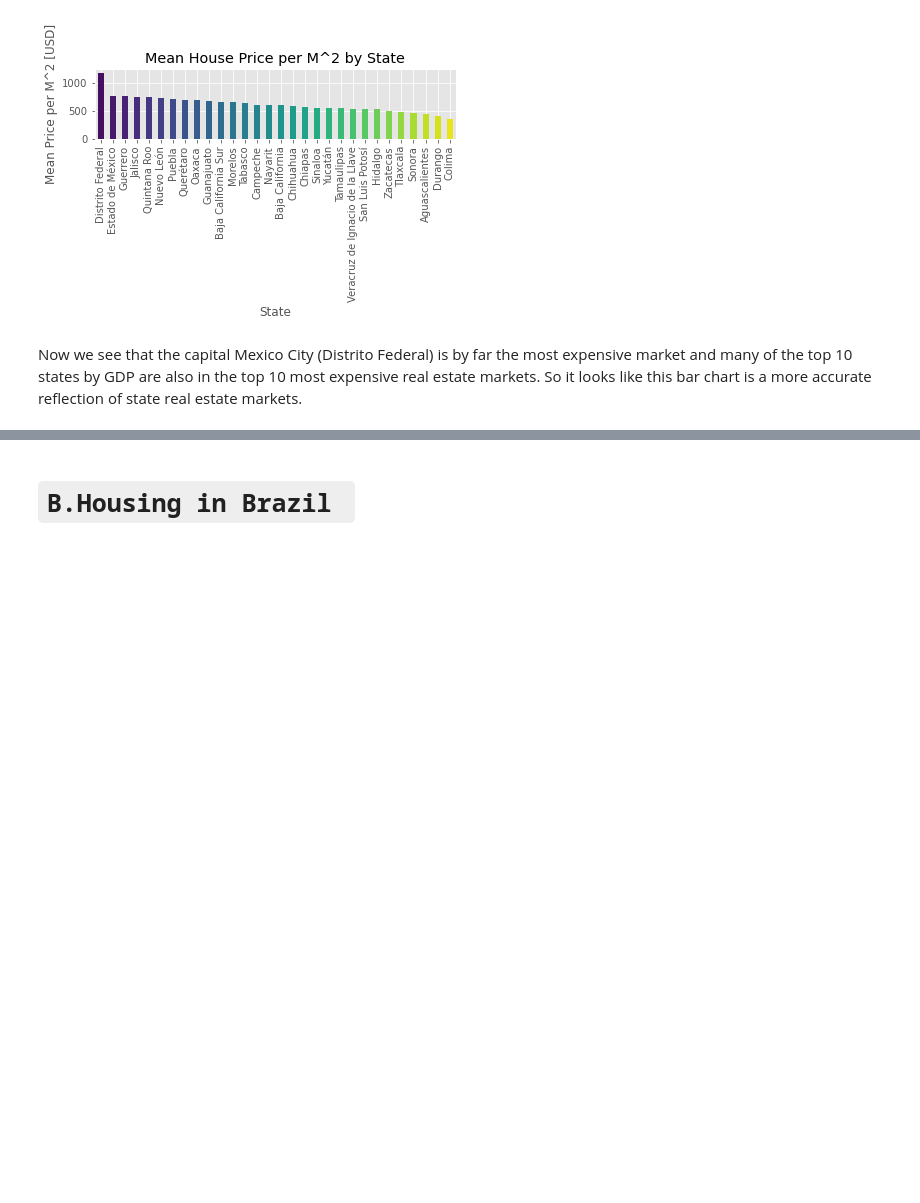
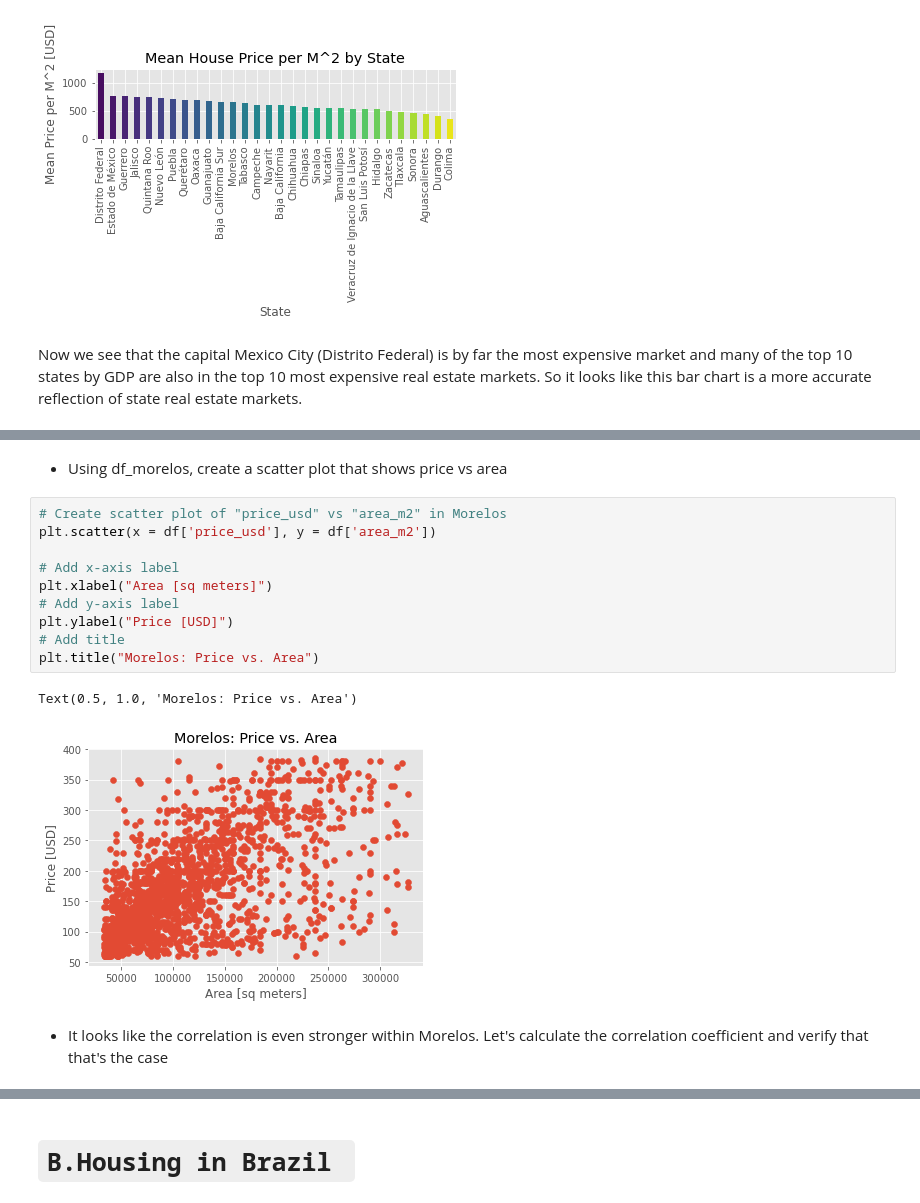
Before and after one commit to Harriet-ngomo/Real-estate-analysis-mexico-brazil, a Jupyter notebook: index.ipynb, the cells around one changed output, grey strips where cells are left out. Cells and saved outputs as stored; diff of their text form; blank space fills up the shorter version.

```diff
--- a/index.ipynb
+++ b/index.ipynb
@@ -624,0 +677,17 @@ Now we see that the capital Mexico City (Distrito Federal) is by far the most ex
+# %% [markdown]
+ - Using df_morelos, create a scatter plot that shows price vs area
+# %%
+# Create scatter plot of "price_usd" vs "area_m2" in Morelos
+plt.scatter(x = df['price_usd'], y = df['area_m2'])
+
+# Add x-axis label
+plt.xlabel("Area [sq meters]")
+# Add y-axis label
+plt.ylabel("Price [USD]")
+# Add title
+plt.title("Morelos: Price vs. Area")
+# %% [output]
+Text(0.5, 1.0, 'Morelos: Price vs. Area')
+[figure, added]
+# %% [markdown]
+- It looks like the correlation is even stronger within Morelos. Let's calculate the correlation coefficient and verify that that's the case
```
Also changed, not shown: parts of 15 cells of this notebook.
